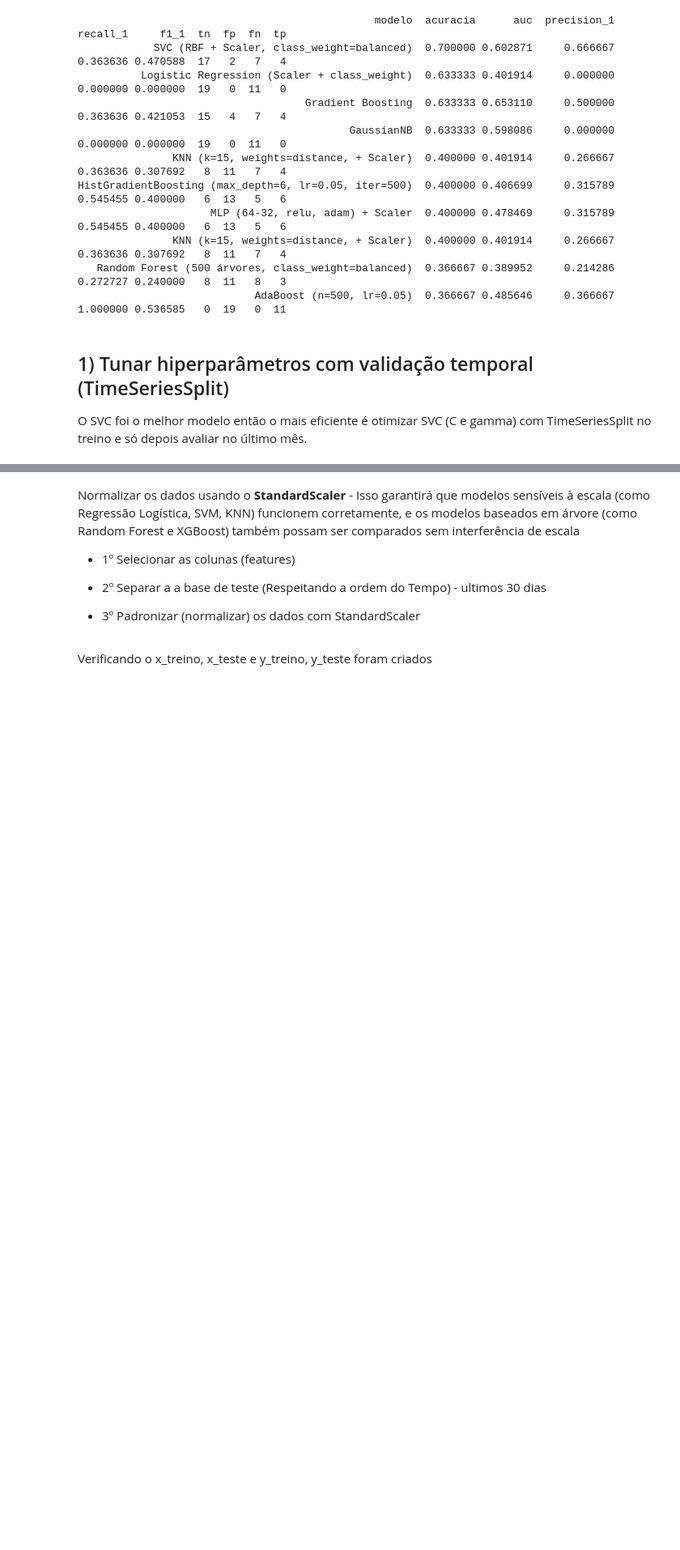
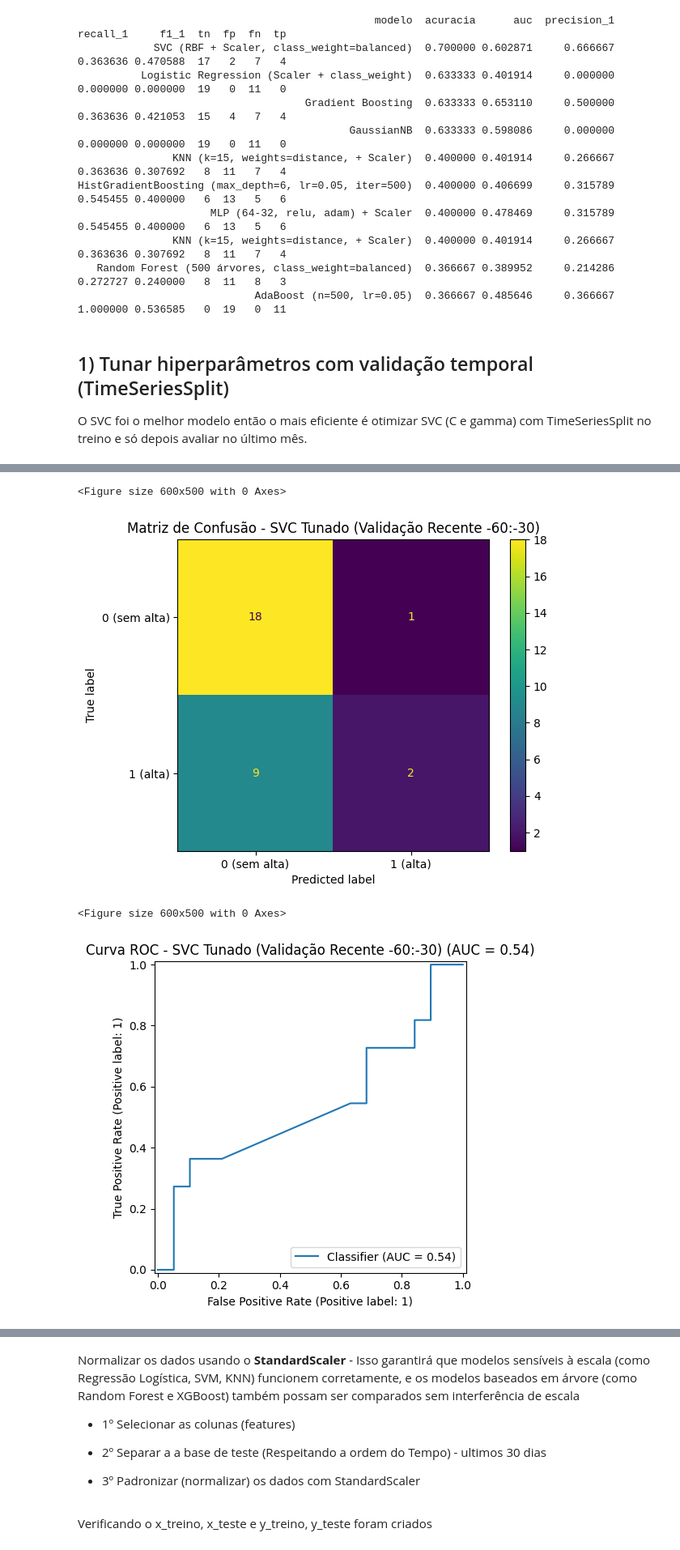
Before and after one commit to tivanello/fase2, a Jupyter notebook: notebooks/TECH_CHALLENGE_FASE_02_Eduardo_Gil_Tivanello.ipynb, the cells around one changed output, grey strips where cells are left out. Shown at 81% size. Cells and saved outputs as stored; diff of their text form; code cells hidden in the pictures; blank space fills up the shorter version.

```diff
--- a/notebooks/TECH_CHALLENGE_FASE_02_Eduardo_Gil_Tivanello.ipynb
+++ b/notebooks/TECH_CHALLENGE_FASE_02_Eduardo_Gil_Tivanello.ipynb
@@ -1492,0 +1530,65 @@ resultado_best_svc = avaliar_modelo(
+# %%
+import numpy as np
+from sklearn.pipeline import Pipeline
+from sklearn.preprocessing import StandardScaler
+from sklearn.svm import SVC
+from sklearn.metrics import accuracy_score
+
+# Split: treino-base / validação / teste (mantém o teste final intacto)
+X_base, y_base = X.iloc[:-60], y.iloc[:-60]
+X_val,  y_val  = X.iloc[-60:-30], y.iloc[-60:-30]
+X_test, y_test = X.iloc[-30:], y.iloc[-30:]
+
+# Grid enxuto (evita gamma alto demais, que costuma overfitar)
+Cs = [0.1, 1, 5, 10, 50]
+gammas = ["scale", 0.01, 0.05, 0.1]
+
+melhor_acc = -1
+melhor_params = None
+melhor_modelo = None
+
+for C in Cs:
+    for gamma in gammas:
+        modelo = Pipeline([
+            ("scaler", StandardScaler()),
+            ("clf", SVC(kernel="rbf", C=C, gamma=gamma, class_weight="balanced", probability=True))
+        ])
+        modelo.fit(X_base, y_base)
+        pred_val = modelo.predict(X_val)
+        acc_val = accuracy_score(y_val, pred_val)
+
+        if acc_val > melhor_acc:
+            melhor_acc = acc_val
+            melhor_params = {"C": C, "gamma": gamma}
+            melhor_modelo = modelo
+
+print("Melhores params (validação recente):", melhor_params)
+print("Acurácia na validação recente:", melhor_acc)
+
+# Refit final: treina com base+val e avalia no teste oficial
+X_train_final = X.iloc[:-30]
+y_train_final = y.iloc[:-30]
+
+modelo_final = Pipeline([
+    ("scaler", StandardScaler()),
+    ("clf", SVC(kernel="rbf",
+                C=melhor_params["C"],
+                gamma=melhor_params["gamma"],
+                class_weight="balanced",
+                probability=True))
+])
+
+modelo_final.fit(X_train_final, y_train_final)
+
+# Avaliar no teste oficial com sua função padrão
+resultado_svc_tunado_recente = avaliar_modelo(
+    modelo_final,
+    "SVC Tunado (Validação Recente -60:-30)",
+    X_train_final, y_train_final,
+    X_test, y_test,
+    resultados,
+    plotar=True,
+    roc=True,
+    importancia=True
+)
+# %% [output]
@@ -1492,0 +1614,4 @@ resultado_best_svc = avaliar_modelo(
+<Figure size 600x500 with 0 Axes>
+[figure, added]
+<Figure size 600x500 with 0 Axes>
+[figure, added]
```
Also changed, not shown: parts of 3 cells of this notebook.
